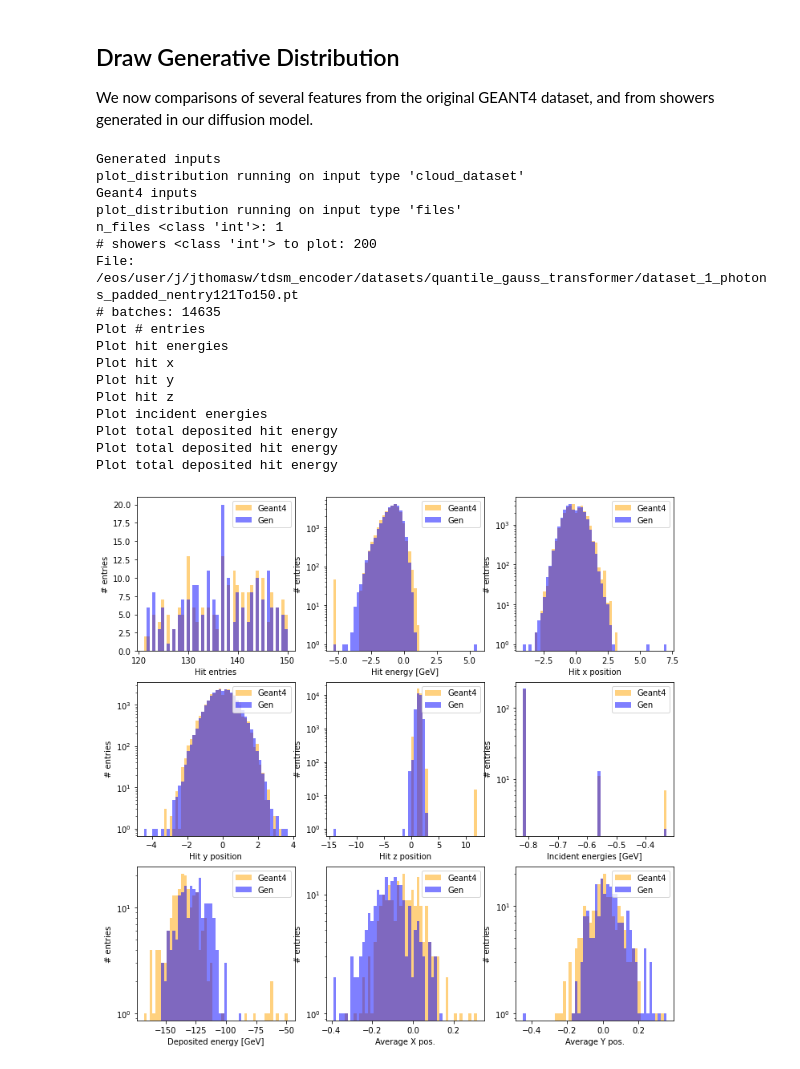
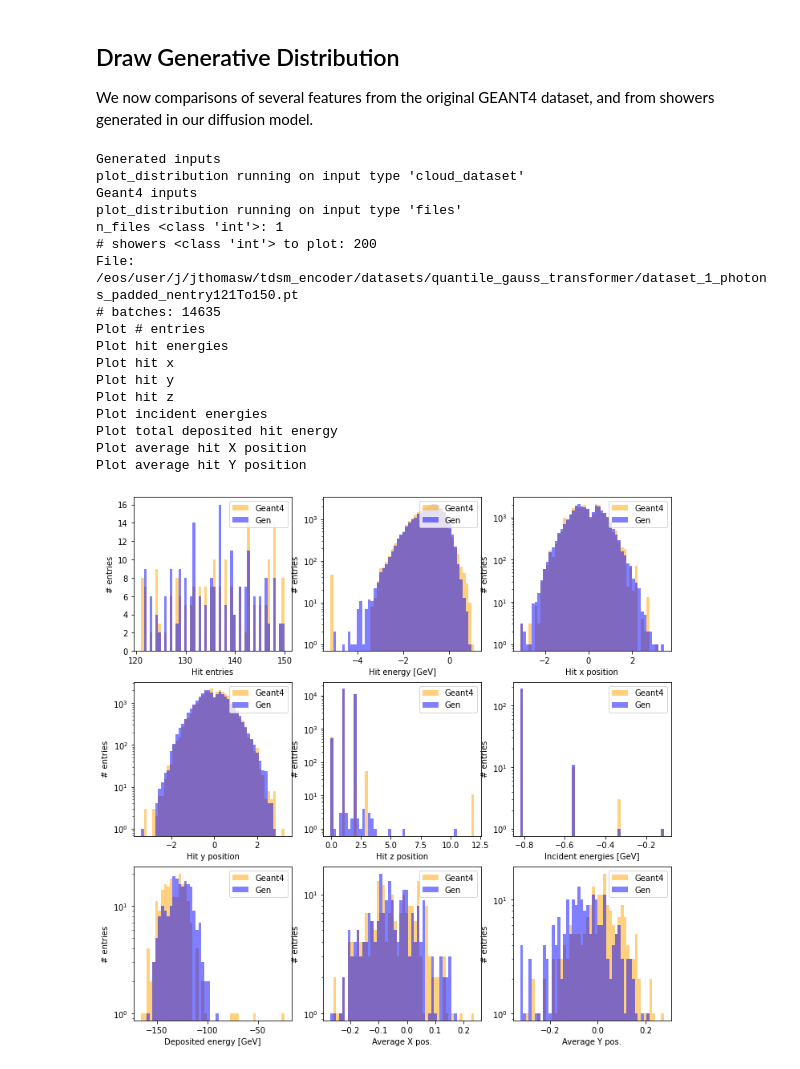
Before and after one commit to vincentchen566/tdsm_encoder, a Jupyter notebook: tdsm_encoder.ipynb, the cells around one changed output. Cells and saved outputs as stored; diff of their text form; code cells hidden in the pictures.

```diff
--- a/tdsm_encoder.ipynb
+++ b/tdsm_encoder.ipynb
@@ -658,7 +678,7 @@ n_showers_2_gen =  200
 
 # Distributions object for generated files
 print(f'Generated inputs')
-output_directory = 'sampling_100samplersteps_20230725_1724_output'
+output_directory = 'sampling_100samplersteps_20230726_1111_output'
 plot_file_name = os.path.join(output_directory, 'sample.pt')
 custom_data = utils.cloud_dataset(plot_file_name,device=device)
 # when providing just cloud dataset, energy_trans_file needs to include full path
@@ -769,33 +789,33 @@ ax[2][1].legend(loc='upper right')
 
 print('Plot average hit Y position')
 bins=np.histogram(np.hstack((average_y_shower_geant,average_y_shower_gen)), bins=50)[1]
 ax[2][2].set_ylabel('# entries')
 ax[2][2].set_xlabel('Average Y pos.')
 ax[2][2].hist(average_y_shower_geant, bins, alpha=0.5, color='orange', label='Geant4')
 ax[2][2].hist(average_y_shower_gen, bins, alpha=0.5, color='blue', label='Gen')
 ax[2][2].set_yscale('log')
 ax[2][2].legend(loc='upper right')
 
 fig.show()
 
 fig_name = os.path.join(output_directory, 'Geant_Gen_comparison.png')
 fig.savefig(fig_name)
 # %% [output]
 Generated inputs
 plot_distribution running on input type 'cloud_dataset'
 Geant4 inputs
 plot_distribution running on input type 'files'
 n_files <class 'int'>: 1
 # showers <class 'int'> to plot: 200
 File: /eos/user/j/jthomasw/tdsm_encoder/datasets/quantile_gauss_transformer/dataset_1_photons_padded_nentry121To150.pt
 # batches: 14635
 Plot # entries
 Plot hit energies
 Plot hit x
 Plot hit y
 Plot hit z
 Plot incident energies
 Plot total deposited hit energy
-Plot total deposited hit energy
-Plot total deposited hit energy
+Plot average hit X position
+Plot average hit Y position
-[figure, old version]
+[figure, new version]
```
Also changed, not shown: parts of 11 cells of this notebook, 1 other file.
